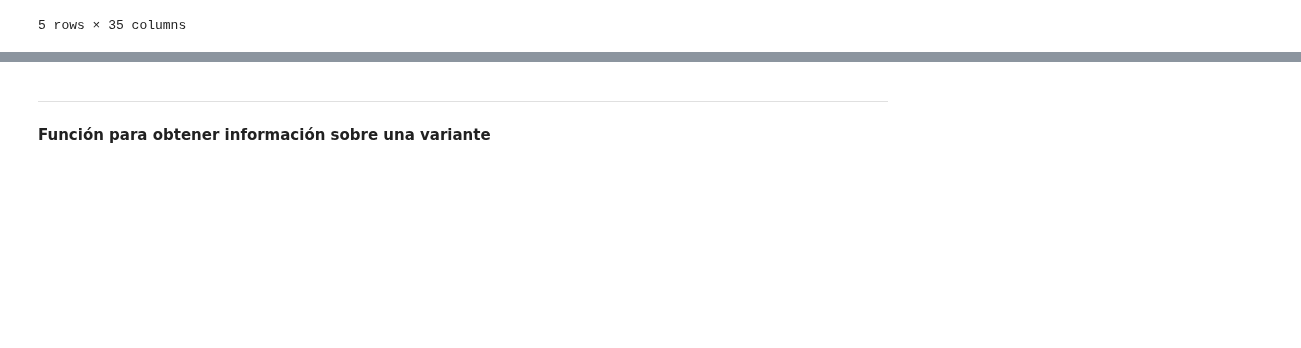
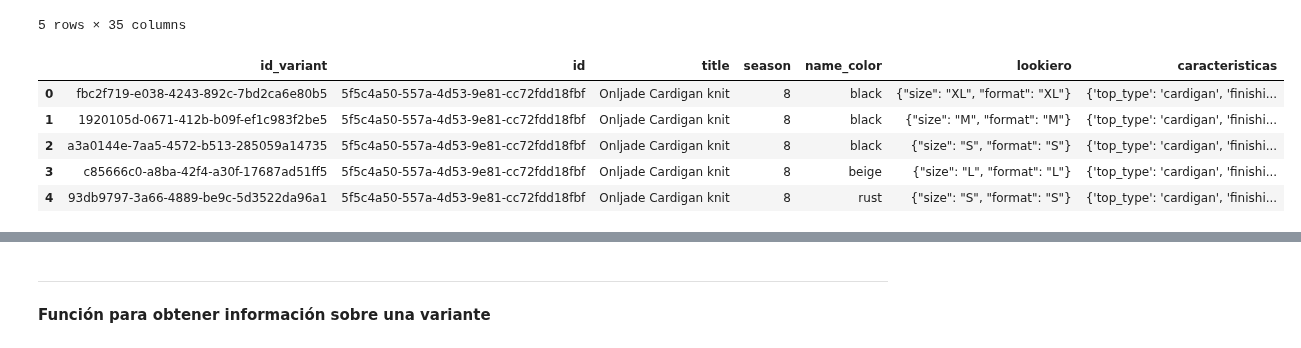
Before and after one commit to xaabizulu/24_25_3_R10_Verde_Oscuro, a Jupyter notebook: 01-Preprocesamiento.ipynb, the cells around one changed output, grey strips where cells are left out. Drawn from its saved outputs; the diff is of its cells as text; code cells hidden in the pictures; blank space fills up the shorter version.

```diff
--- a/01-Preprocesamiento.ipynb
+++ b/01-Preprocesamiento.ipynb
@@ -103,3 +105,31 @@ df_final.head()
 | 3 | 5f5c4a50-557a-4d53-9e81-cc72fdd18fbf | cfca4b92-12a6-411c-a62a-a874d00aa735 | 141f32d6-a5af-49bf-b019-fd28354977f1 | J1214 | \N | Onljade Cardigan knit | ["LOOKIERO"] | BRAND119 | MAINSTREAM | 0 | ... |
 | 4 | 5f5c4a50-557a-4d53-9e81-cc72fdd18fbf | cfca4b92-12a6-411c-a62a-a874d00aa735 | 141f32d6-a5af-49bf-b019-fd28354977f1 | J1214 | \N | Onljade Cardigan knit | ["LOOKIERO"] | BRAND119 | MAINSTREAM | 0 | ... |
 5 rows × 35 columns
+# %%
+warnings.filterwarnings(action='ignore')
+
+columnas_base = ['id_variant', 'id', 'title', 'season', 'name_color', 'lookiero']
+columnas_caracteristicas = ['id_variant', 'name_drop', 'value']
+
+# Extraer las filas únicas por 'id_variant'
+df_base = df_final[columnas_base].drop_duplicates(subset=['id_variant'])
+
+# Crear el diccionario de características
+df_caracteristicas = (
+    df_final[columnas_caracteristicas]
+    .dropna(subset=['name_drop', 'value'])  # Eliminar filas sin características
+    .groupby('id_variant')
+    .apply(lambda group: {row['name_drop']: row['value'] for _, row in group.iterrows()})
+    .reset_index(name='caracteristicas')
+)
+
+df_resultado = pd.merge(df_base, df_caracteristicas, on='id_variant', how='inner')
+
+df_resultado.head()
+# %% [output]
+|  | id_variant | id | title | season | name_color | lookiero | caracteristicas |
+| 0 | fbc2f719-e038-4243-892c-7bd2ca6e80b5 | 5f5c4a50-557a-4d53-9e81-cc72fdd18fbf | Onljade Cardigan knit | 8 | black | {"size": "XL", "format": "XL"} | {'top_type': 'cardigan', 'finishi... |
+| 1 | 1920105d-0671-412b-b09f-ef1c983f2be5 | 5f5c4a50-557a-4d53-9e81-cc72fdd18fbf | Onljade Cardigan knit | 8 | black | {"size": "M", "format": "M"} | {'top_type': 'cardigan', 'finishi... |
+| 2 | a3a0144e-7aa5-4572-b513-285059a14735 | 5f5c4a50-557a-4d53-9e81-cc72fdd18fbf | Onljade Cardigan knit | 8 | black | {"size": "S", "format": "S"} | {'top_type': 'cardigan', 'finishi... |
+| 3 | c85666c0-a8ba-42f4-a30f-17687ad51ff5 | 5f5c4a50-557a-4d53-9e81-cc72fdd18fbf | Onljade Cardigan knit | 8 | beige | {"size": "L", "format": "L"} | {'top_type': 'cardigan', 'finishi... |
+| 4 | 93db9797-3a66-4889-be9c-5d3522da96a1 | 5f5c4a50-557a-4d53-9e81-cc72fdd18fbf | Onljade Cardigan knit | 8 | rust | {"size": "S", "format": "S"} | {'top_type': 'cardigan', 'finishi... |
```
Also changed, not shown: parts of 6 cells of this notebook.
